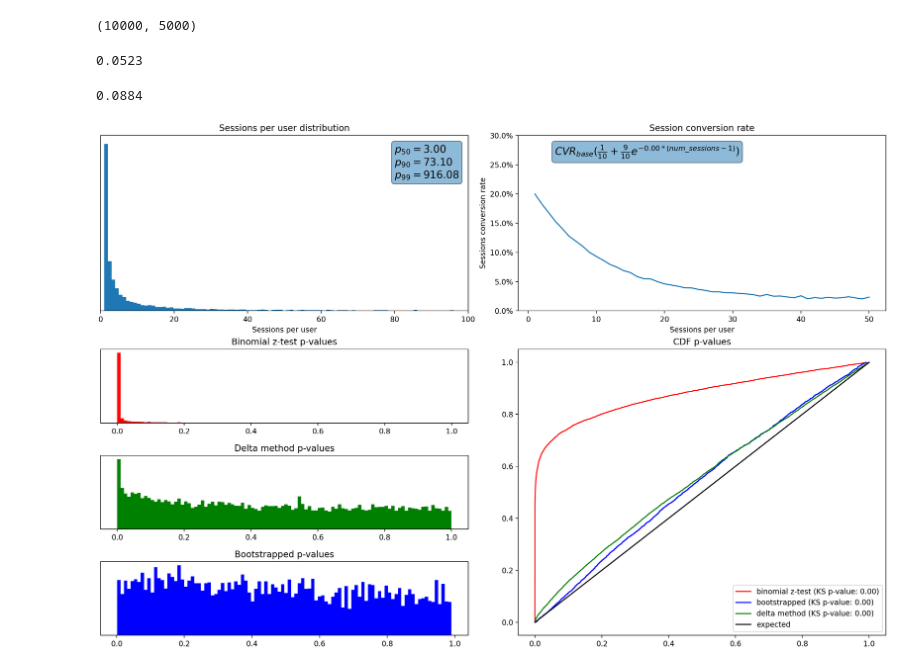
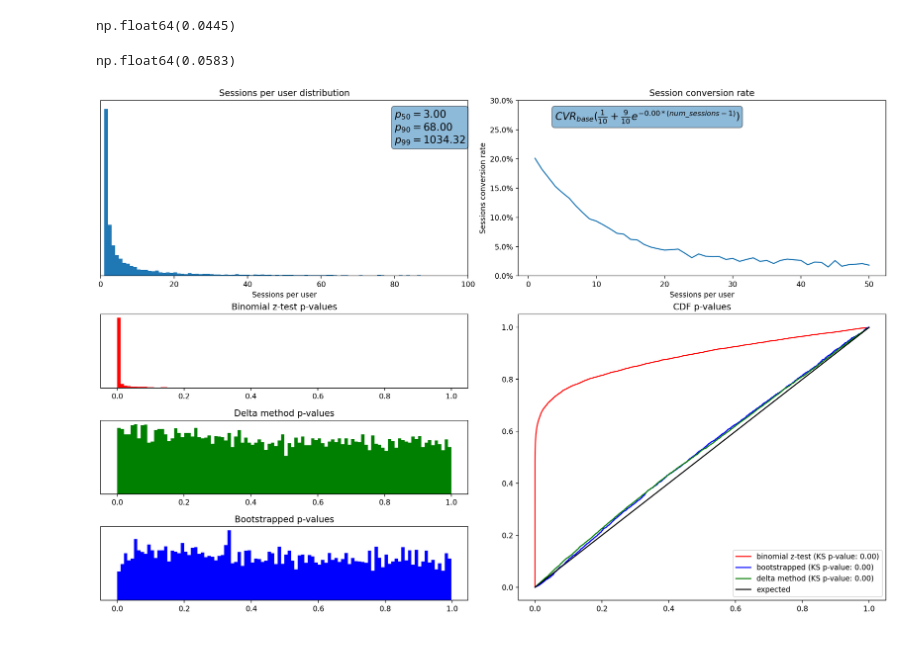
Before and after one commit to kamicollo/blog-posts, a Jupyter notebook: randomization-analysis-unit/ian.ipynb, the cells around one changed output. Cells and saved outputs as stored; diff of their text form; code cells hidden in the pictures.

```diff
--- a/randomization-analysis-unit/ian.ipynb
+++ b/randomization-analysis-unit/ian.ipynb
@@ -147,32 +7,29 @@ def delta_method_z_test(sessions_ctrl, conversions_ctrl, sessions_test, conversi
 # %%
-sessions, conversions, conversion_rates = generate_dataset(
+sessions, conversions, conversion_rates = iw.generate_dataset(
     num_users=10000,
     sessions_skew=2.5,
     #cvr_func=lambda x,y: x*(1/10 + 9/10*np.exp(-0.05*(y-1))),
-    cvr_decay_factor=0.1
-
+    cvr_decay_factor=0.1,
+    beta_size=100,
+    baseline_conversion_rate=0.2
 )
 
-sessions_ctrl, sessions_test, conversions_ctrl, conversions_test = generate_experiment_datasets(
+sessions_ctrl, sessions_test, conversions_ctrl, conversions_test = iw.generate_experiment_datasets(
     sessions,
     conversions,
     num_experiments=10000
 )
-# %%
-sessions_ctrl.shape
-# %% [output]
-(10000, 5000)
 # %%
 # run all tests
-bootstrapped_null_dist = get_bootstrapped_null_hypothesis_distribution(
+bootstrapped_null_dist = iw.get_bootstrapped_null_hypothesis_distribution(
     sessions=np.append(sessions_ctrl[0], sessions_test[0]),
     conversions=np.append(conversions_ctrl[0], conversions_test[0]),
     num_bootstraps=10000
 )
 
-bs_p_values = bootstrapped_p_values(
+bs_p_values = iw.bootstrapped_p_values(
     sessions_ctrl, conversions_ctrl, sessions_test, conversions_test, bootstrapped_null_dist
 )
 
-binom_p_values = binomial_z_test(sessions_ctrl, conversions_ctrl, sessions_test, conversions_test)
-delta_p_values = delta_method_z_test(sessions_ctrl, conversions_ctrl, sessions_test, conversions_test)
+binom_p_values = iw.binomial_z_test(sessions_ctrl, conversions_ctrl, sessions_test, conversions_test)
+delta_p_values = iw.delta_method_z_test(sessions_ctrl, conversions_ctrl, sessions_test, conversions_test)
@@ -261,16 +36,16 @@ def plot(sessions, conversion_rates, binom_p_values, delta_p_values, bs_p_values
 # %%
 (bs_p_values <= 0.05).mean()
 # %% [output]
-0.0523
+np.float64(0.0445)
 # %%
 (delta_p_values <= 0.05).mean()
 # %% [output]
-0.0884
+np.float64(0.0583)
 # %%
-frame = plot(sessions, conversion_rates, binom_p_values, delta_p_values, bs_p_values, 0, plot_all=True);
+frame = iw.plot(sessions, conversion_rates, binom_p_values, delta_p_values, bs_p_values, 0, plot_all=True);
 frame
 # %% [output]
-[figure, old version]
+[figure, new version]
 # %%
 frames = []
 frames_all = []
```
Also changed, not shown: parts of 9 cells of this notebook, 5 other files.
